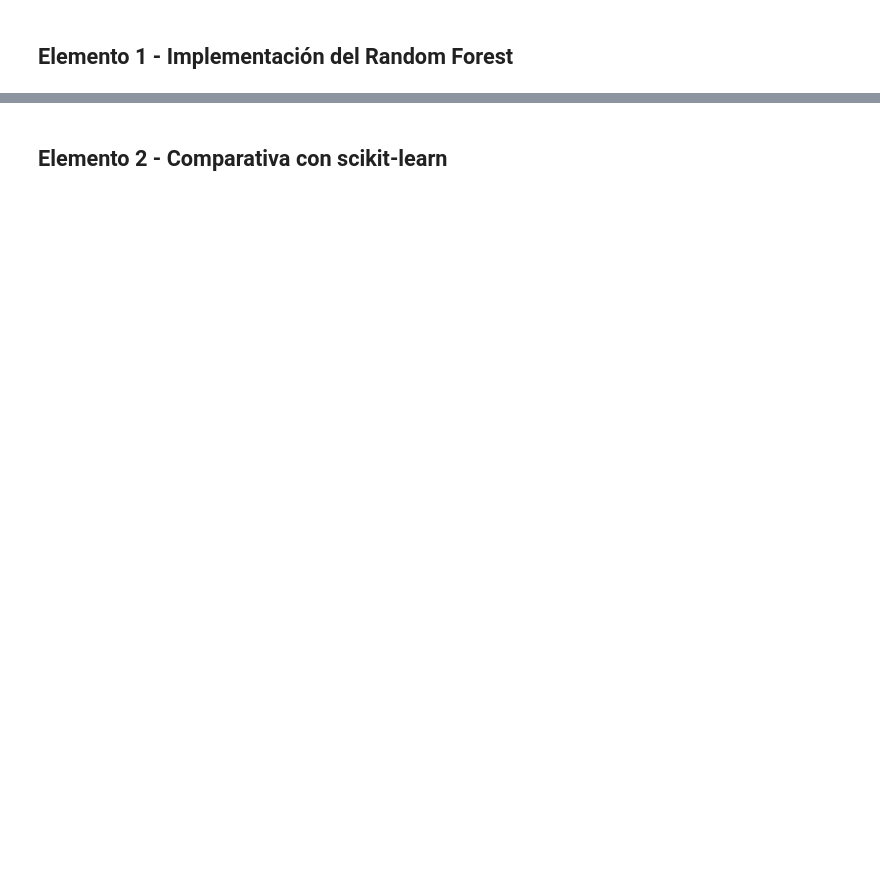
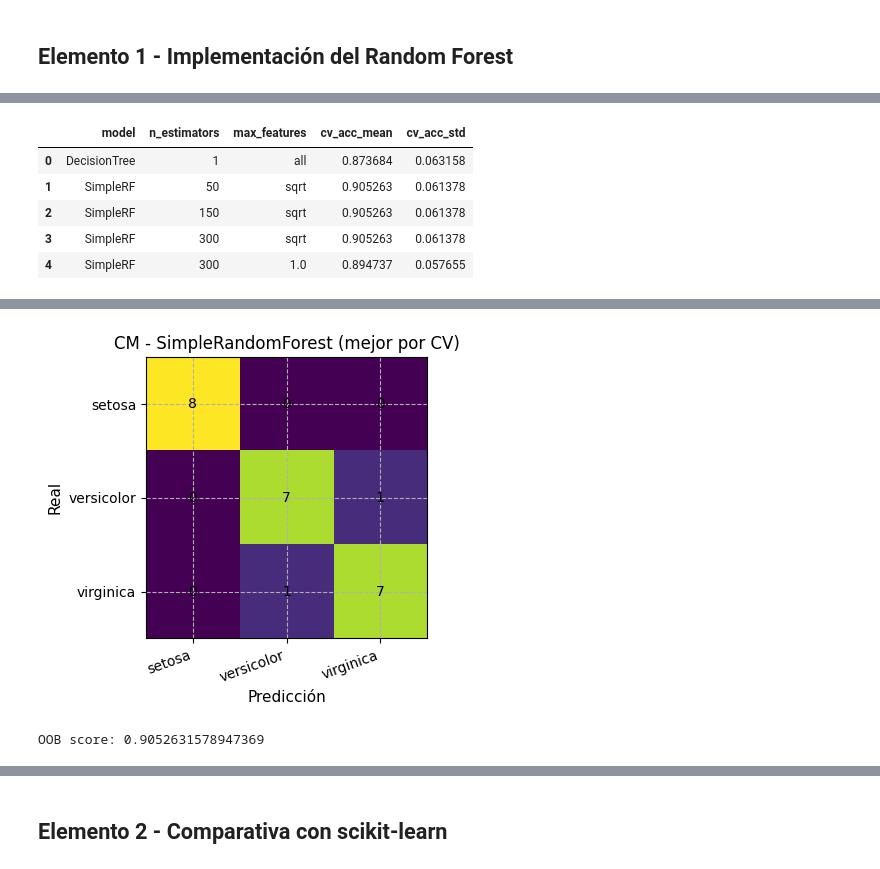
Before and after one commit to Eickyair/ensamble-api, a Jupyter notebook: notebooks/experiments.ipynb, the cells around one changed output, grey strips where cells are left out. Saved outputs shown, nothing was run; the diff lists cells and outputs as text; code cells hidden in the pictures; blank space fills up the shorter version.

```diff
--- a/notebooks/experiments.ipynb
+++ b/notebooks/experiments.ipynb
@@ -144,0 +379,78 @@ Modelo guardado en 'model/model.pkl'
+# %%
+from sklearn.model_selection import StratifiedKFold
+
+# Convierte a numpy
+Xtr_np = Xtr.values if hasattr(Xtr, "values") else Xtr
+ytr_np = ytr.values if hasattr(ytr, "values") else ytr
+Xte_np = Xte.values if hasattr(Xte, "values") else Xte
+yte_np = yte.values if hasattr(yte, "values") else yte
+
+SEED = 42
+configs = [(50, "sqrt"), (150, "sqrt"), (300, "sqrt"), (300, 1.0)]
+cv = StratifiedKFold(n_splits=5, shuffle=True, random_state=SEED)
+
+rows = []
+
+# Evalúa baseline con un árbol
+s = []
+for tr, va in cv.split(Xtr_np, ytr_np):
+    base = DecisionTreeClassifier(random_state=SEED).fit(Xtr_np[tr], ytr_np[tr])
+    s.append(accuracy_score(ytr_np[va], base.predict(Xtr_np[va])))
+rows.append({"model": "DecisionTree", "n_estimators": 1, "max_features": "all",
+             "cv_acc_mean": float(np.mean(s)), "cv_acc_std": float(np.std(s))})
+
+# Evalúa el SimpleRandomForest con diferentes configuraciones
+for n, mf in configs:
+    s = []
+    for tr, va in cv.split(Xtr_np, ytr_np):
+        m = SimpleRandomForest(n_estimators=n, max_features=mf, oob_score=True,
+                               random_state=SEED).fit(Xtr_np[tr], ytr_np[tr])
+        s.append(accuracy_score(ytr_np[va], m.predict(Xtr_np[va])))
+    rows.append({"model": "SimpleRF", "n_estimators": n, "max_features": mf,
+                 "cv_acc_mean": float(np.mean(s)), "cv_acc_std": float(np.std(s))})
+
+# Ordena resultados
+res_cv = pd.DataFrame(rows).sort_values(["model", "cv_acc_mean"], ascending=[True, False]).reset_index(drop=True)
+display(res_cv)
+
+# Selecciona el mejor SimpleRF por CV
+best = res_cv[res_cv["model"] == "SimpleRF"].sort_values("cv_acc_mean", ascending=False).iloc[0]
+print(f"Mejor por CV: n_estimators={int(best.n_estimators)}, max_features={best.max_features}")
+
+# Reentrena con todo el train
+rf_best = SimpleRandomForest(n_estimators=int(best.n_estimators),
+                             max_features=best.max_features,
+                             oob_score=True,
+                             random_state=SEED).fit(Xtr_np, ytr_np)
+
+# Predice en test
+yp = rf_best.predict(Xte_np)
+
+# Calcula métricas
+acc = accuracy_score(yte_np, yp)
+print(f"Accuracy test: {acc:.4f}")
+
+# Imprime reporte
+try:
+    target_names = np.array(["setosa", "versicolor", "virginica"])
+    print(classification_report(yte_np, yp, target_names=target_names))
+except Exception:
+    print(classification_report(yte_np, yp))
+
+# Muestra matriz de confusión
+cm = confusion_matrix(yte_np, yp)
+try:
+    classes = target_names
+except Exception:
+    classes = np.unique(np.concatenate([yte_np, yp]))
+plot_confusion_matrix(cm, classes, "CM - SimpleRandomForest (mejor por CV)")
+
+# Muestra puntaje OOB si aplica
+print("OOB score:", rf_best.oob_score_)
+# %% [output]
+|  | model | n_estimators | max_features | cv_acc_mean | cv_acc_std |
+| 0 | DecisionTree | 1 | all | 0.873684 | 0.063158 |
+| 1 | SimpleRF | 50 | sqrt | 0.905263 | 0.061378 |
+| 2 | SimpleRF | 150 | sqrt | 0.905263 | 0.061378 |
+| 3 | SimpleRF | 300 | sqrt | 0.905263 | 0.061378 |
+| 4 | SimpleRF | 300 | 1.0 | 0.894737 | 0.057655 |
@@ -144,0 +468,2 @@ Modelo guardado en 'model/model.pkl'
+[figure, added]
+OOB score: 0.9052631578947369
```
Also changed, not shown: parts of 16 cells of this notebook, 1 other file.
